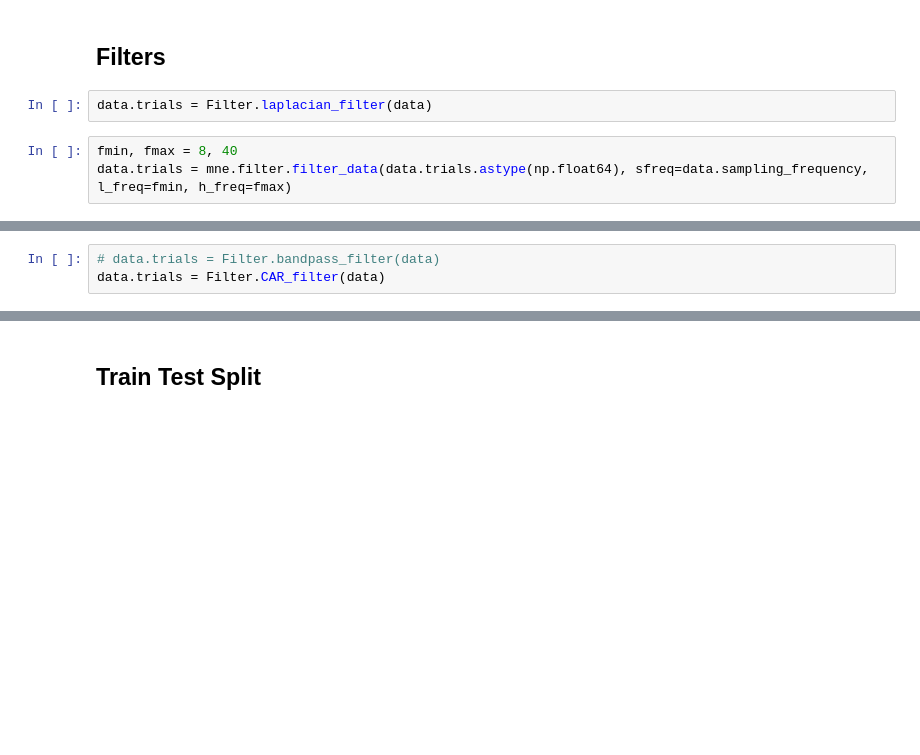
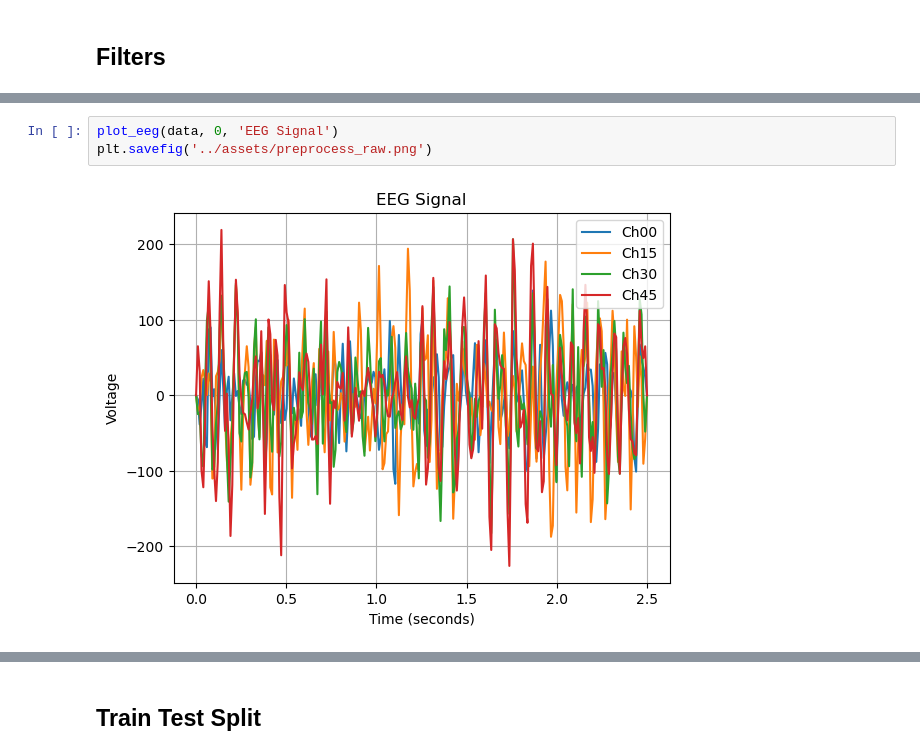
Before and after one commit to javadkavian/EEG_motor_imagery_analysis, a Jupyter notebook: src/main.ipynb, the cells around one changed output, grey strips where cells are left out. Saved outputs shown, nothing was run; the diff lists cells and outputs as text; blank space fills up the shorter version.

Commit message:
fit: plot result during processing data

```diff
--- a/src/main.ipynb
+++ b/src/main.ipynb
@@ -26,7 +33,2 @@ plt.show()
 # %% [markdown]
 ## Filters
-# %%
-data.trials = Filter.laplacian_filter(data)
-# %%
-fmin, fmax = 8, 40
-data.trials = mne.filter.filter_data(data.trials.astype(np.float64), sfreq=data.sampling_frequency, l_freq=fmin, h_freq=fmax)
@@ -52,3 +34,0 @@ Designing a one-pass, zero-phase, non-causal bandpass filter:
-# %%
-# data.trials = Filter.bandpass_filter(data)
-data.trials = Filter.CAR_filter(data)
@@ -54,0 +57,5 @@ data.trials = Filter.CAR_filter(data)
+# %%
+plot_eeg(data, 0, 'EEG Signal')
+plt.savefig('../assets/preprocess_raw.png')
+# %% [output]
+[figure, added]
```
Also changed, not shown: parts of 38 cells of this notebook, 3 other files.
